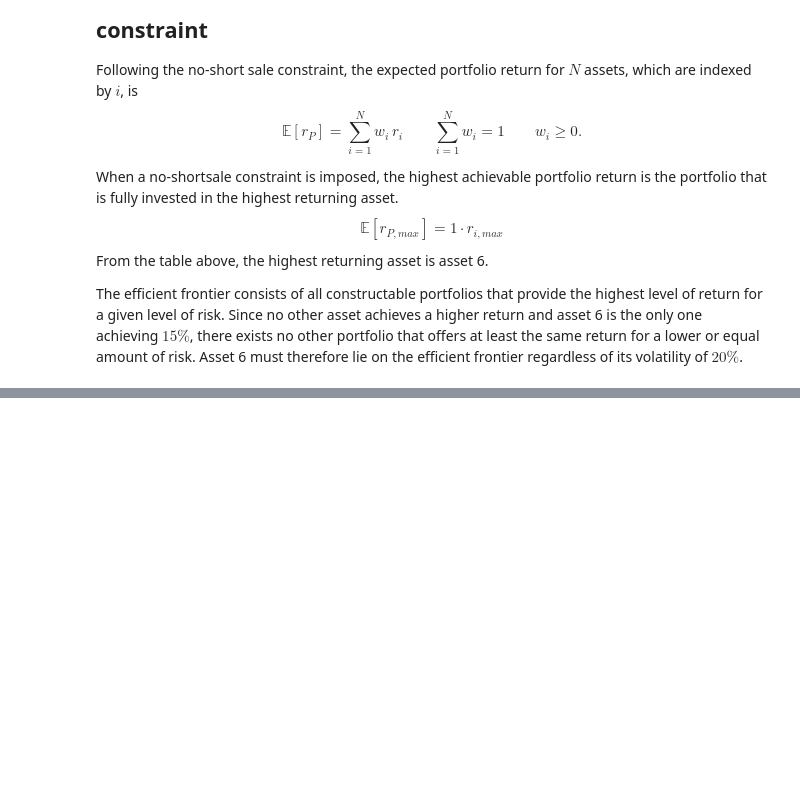
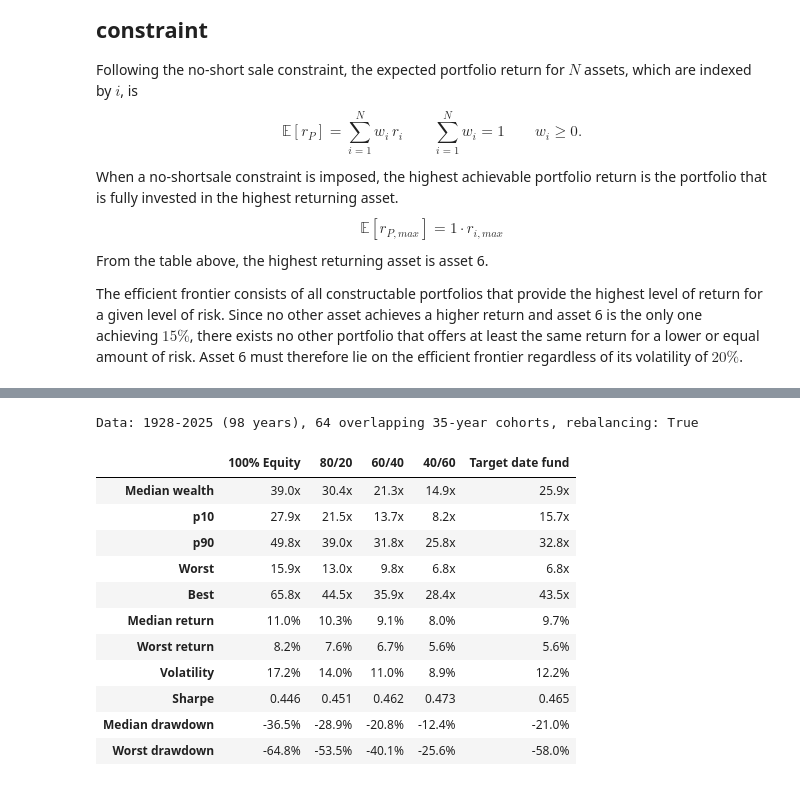
Before and after one commit to Oberdammer/asset_pricing, a Jupyter notebook: Assignment_1.ipynb, the cells around one changed output, grey strips where cells are left out. Cells and saved outputs as stored; diff of their text form; code cells hidden in the pictures; blank space fills up the shorter version.

```diff
--- a/Assignment_1.ipynb
+++ b/Assignment_1.ipynb
@@ -549,0 +793,23 @@ Since no other asset achieves a higher return and asset 6 is the only one achiev
+# %%
+# Run the simulation over every cohort and summarise the outcomes
+res = run_cohorts(df)
+
+print(f"Data: {df.year.min()}-{df.year.max()} ({len(df)} years), "
+      f"{res.cohort_start.nunique()} overlapping {HORIZON}-year cohorts, "
+      f"rebalancing: {REBALANCE}")
+
+summarise(res)
+# %% [output]
+Data: 1928-2025 (98 years), 64 overlapping 35-year cohorts, rebalancing: True
+|  | 100% Equity | 80/20 | 60/40 | 40/60 | Target date fund |
+| Median wealth | 39.0x | 30.4x | 21.3x | 14.9x | 25.9x |
+| p10 | 27.9x | 21.5x | 13.7x | 8.2x | 15.7x |
+| p90 | 49.8x | 39.0x | 31.8x | 25.8x | 32.8x |
+| Worst | 15.9x | 13.0x | 9.8x | 6.8x | 6.8x |
+| Best | 65.8x | 44.5x | 35.9x | 28.4x | 43.5x |
+| Median return | 11.0% | 10.3% | 9.1% | 8.0% | 9.7% |
+| Worst return | 8.2% | 7.6% | 6.7% | 5.6% | 5.6% |
+| Volatility | 17.2% | 14.0% | 11.0% | 8.9% | 12.2% |
+| Sharpe | 0.446 | 0.451 | 0.462 | 0.473 | 0.465 |
+| Median drawdown | -36.5% | -28.9% | -20.8% | -12.4% | -21.0% |
+| Worst drawdown | -64.8% | -53.5% | -40.1% | -25.6% | -58.0% |
```
Also changed, not shown: parts of 8 cells of this notebook, 2 other files.
